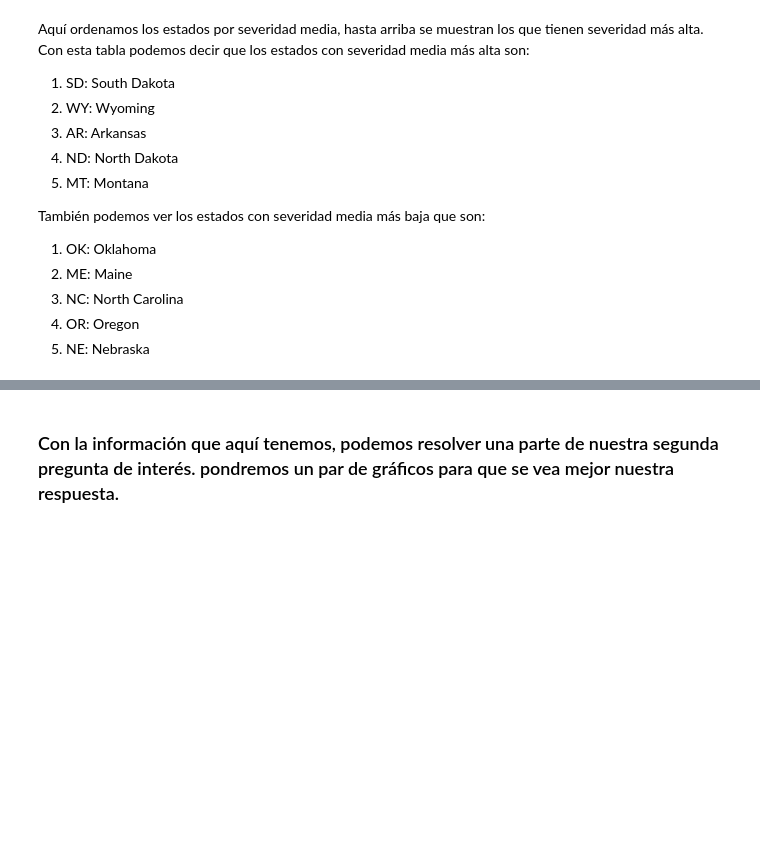
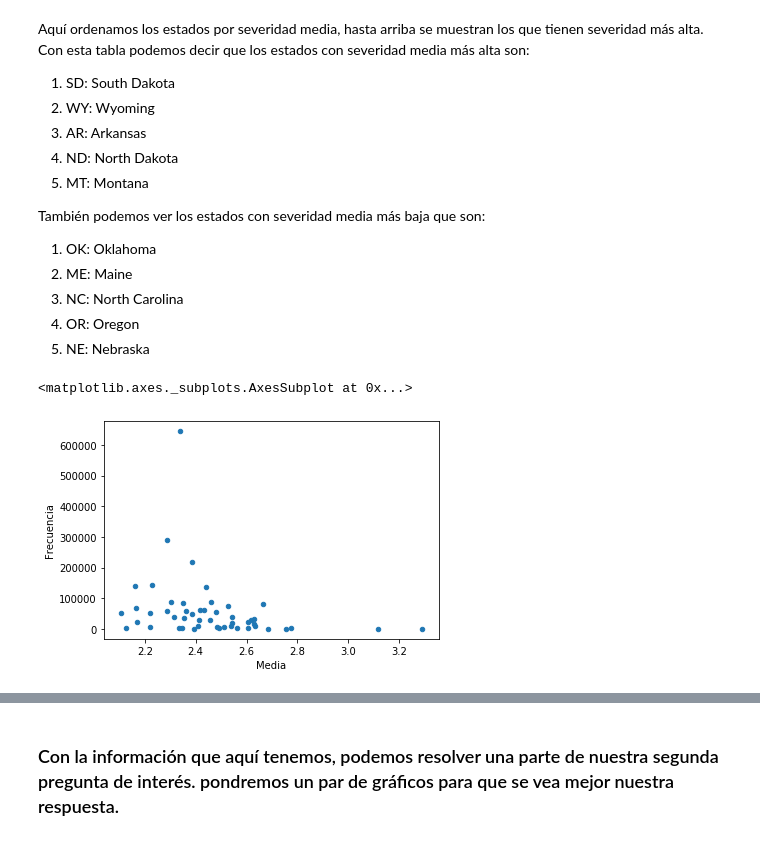
Before and after one commit to ProyectoFinalMineria/BaseDatos, a Jupyter notebook: BD US acc.ipynb, the cells around one changed output, grey strips where cells are left out. Cells and saved outputs as stored; diff of their text form; code cells hidden in the pictures; blank space fills up the shorter version.

```diff
--- a/BD US acc.ipynb
+++ b/BD US acc.ipynb
@@ -460,18 +462,20 @@ severidad1.head()
 # %%
 sev=[]
 edo=[]
+frec=[]
 for pos in range(len(base)):
     sev.append(base[pos].Severidad.mean())
     edo.append(base[pos].Estado.head(1))
-
+    frec.append(len(base[pos]))
 #print("severidad: ",sev, len(sev))
 #print("ESTADO: ",edo,len(edo))
 
-severidad=pd.DataFrame({'Estado':edo[0],'Media':sev[0]})
+severidad=pd.DataFrame({'Estado':edo[0],'Media':sev[0],'Frecuencia':frec[0]})
 for rien in range(len(base)):
     if rien != 0:
         edo2=base[rien].Estado.tolist()
-        severidad=severidad.append({'Estado':edo2[0],'Media':sev[rien]},ignore_index=True)
+        severidad=severidad.append({'Estado':edo2[0],'Media':sev[rien],'Frecuencia':frec[rien]},ignore_index=True)
 
-severidad.head(5)
+print(severidad.head(5))
+print(severidad.tail(5))
 # %% [output]
@@ -514,3 +524,8 @@ También podemos ver los estados con severidad media más baja que son:
 3. NC: North Carolina
 4. OR: Oregon
 5. NE: Nebraska
+# %%
+severidad.plot.scatter(x='Media',y='Frecuencia')
+# %% [output]
+<matplotlib.axes._subplots.AxesSubplot at 0x...>
+[figure, added]
```
Also changed, not shown: parts of 18 cells of this notebook.
